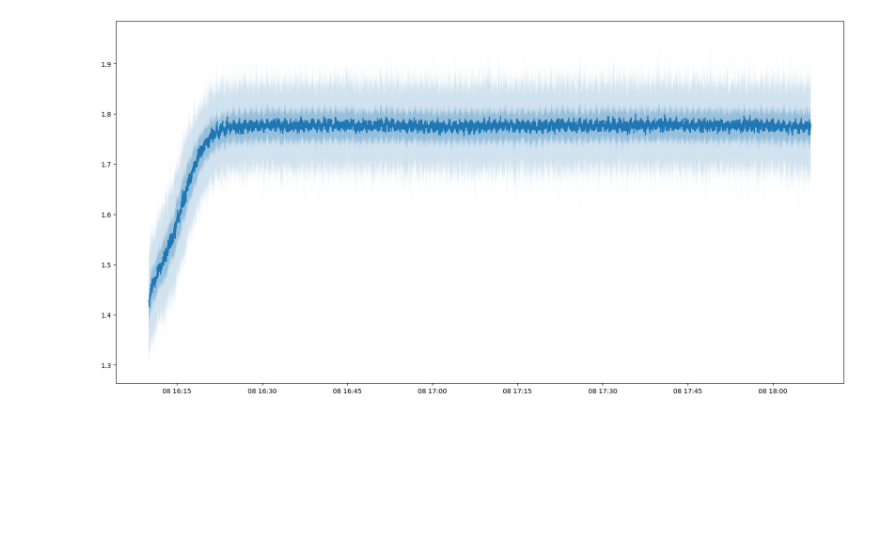
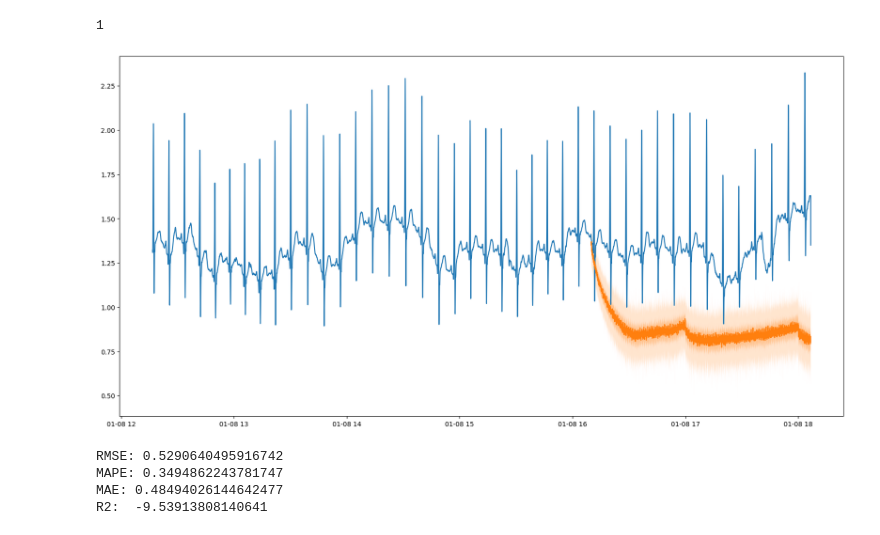
Before and after one commit to nastya03iva/TimeSeries, a Jupyter notebook: practice_15.12.23.ipynb, the cells around one changed output. Saved outputs shown, nothing was run; the diff lists cells and outputs as text; code cells hidden in the pictures; blank space fills up the shorter version.

```diff
--- a/practice_15.12.23.ipynb
+++ b/practice_15.12.23.ipynb
@@ -106,7 +109,21 @@ test = test.generate_instances(prediction_length = test_size, windows=1)
 forecast = list(predictor.predict(test.input))
 # %%
 plt.figure(figsize=(20,10))
+print(len(forecast))
+plt.plot(ts['1'][len(ts['1']) - 3 * test_size:len(ts['1'])])
 for fore in forecast:
     fore.plot()
 # %% [output]
+1
-[figure, old version]
+[figure, new version]
+# %%
+from sklearn.metrics import mean_absolute_percentage_error, mean_absolute_error, mean_squared_error, r2_score
+print("RMSE:", np.sqrt(mean_squared_error(ts['1'][len(ts['1']) - len(forecast[0].samples[0]):len(ts['1'])], forecast[0].samples[0])))
+print("MAPE:", mean_absolute_percentage_error(ts['1'][len(ts['1']) - len(forecast[0].samples[0]):len(ts['1'])], forecast[0].samples[0]))
+print("MAE:", mean_absolute_error(ts['1'][len(ts['1']) - len(forecast[0].samples[0]):len(ts['1'])], forecast[0].samples[0]))
+print("R2: ", r2_score(ts['1'][len(ts['1']) - len(forecast[0].samples[0]):len(ts['1'])], forecast[0].samples[0]))
+# %% [output]
+RMSE: 0.5290640495916742
+MAPE: 0.3494862243781747
+MAE: 0.48494026144642477
+R2:  -9.53913808140641
```
Also changed, not shown: parts of 1 cell of this notebook.
